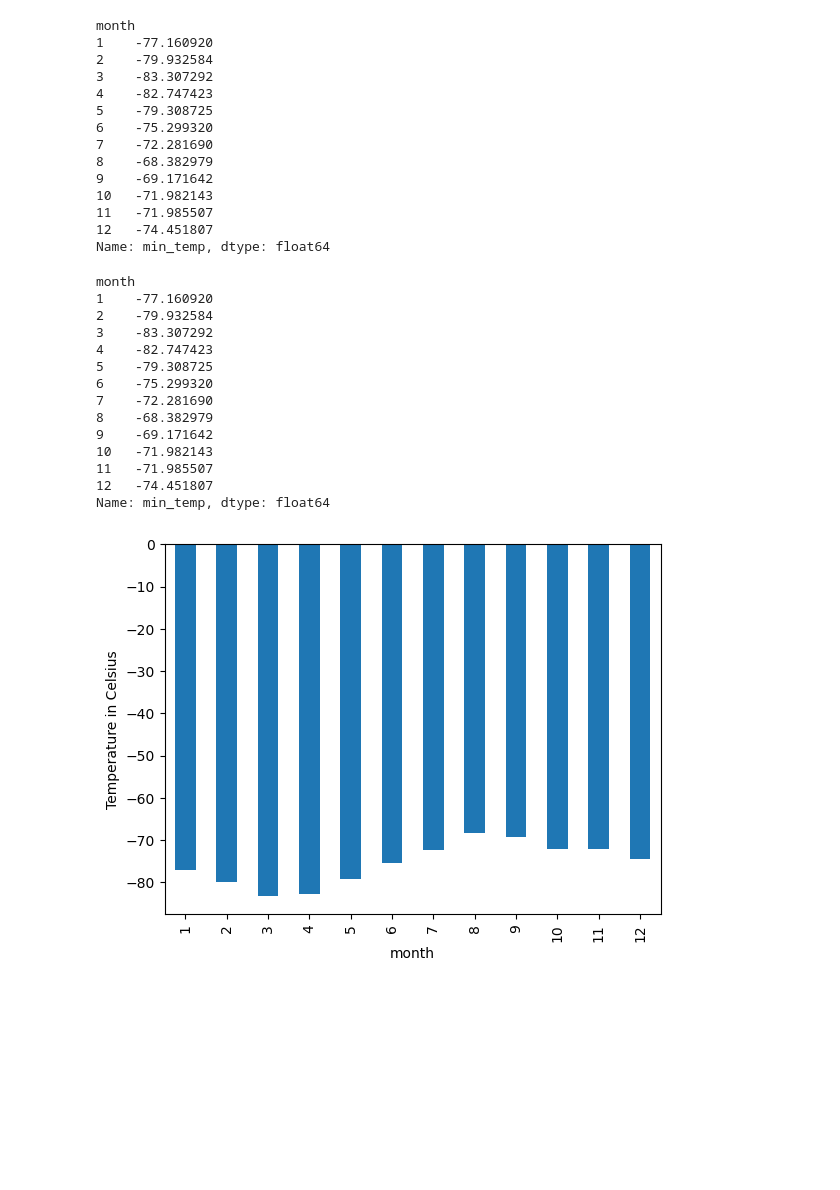
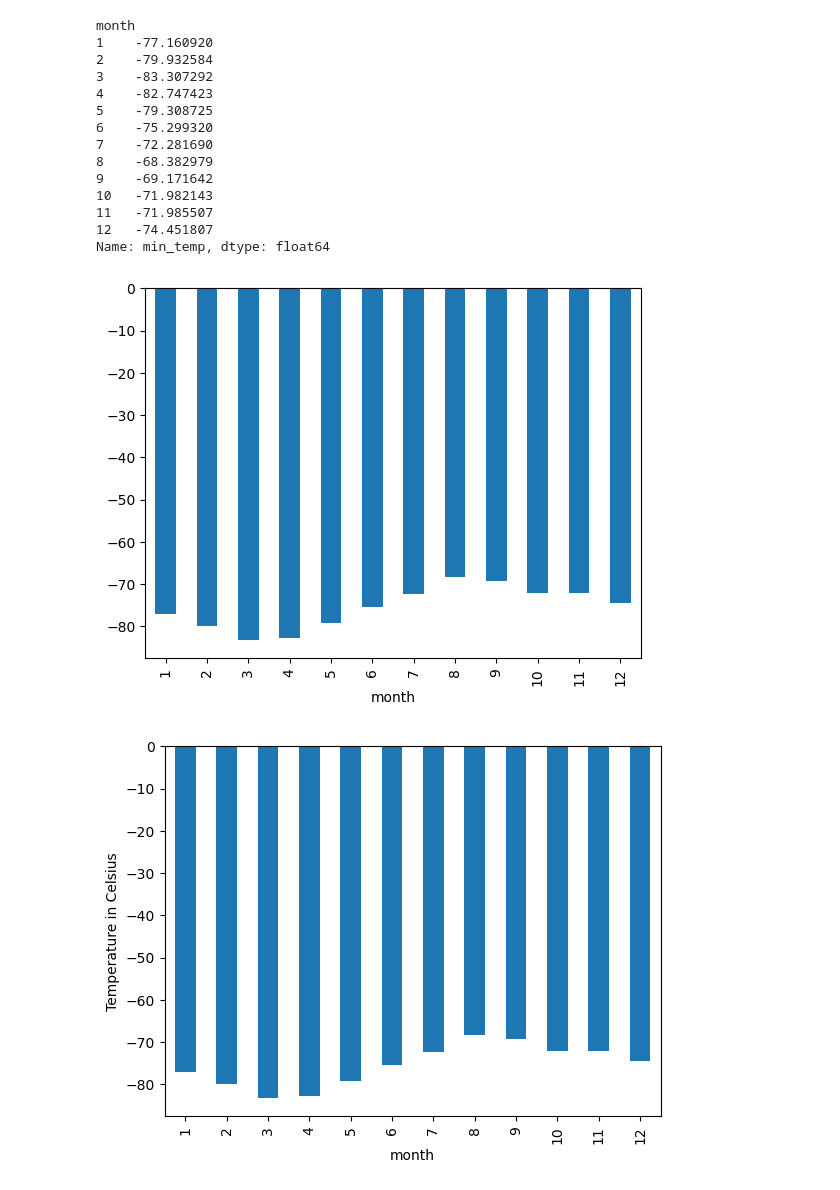
Before and after one commit to joey-october85/11-Module-Mars-DataScraping, a Jupyter notebook: Mars_News/part_2_mars_weather.ipynb, the cells around one changed output. Saved outputs shown, nothing was run; the diff lists cells and outputs as text; code cells hidden in the pictures; blank space fills up the shorter version.

Commit message:
first bar plot completed

```diff
--- a/Mars_News/part_2_mars_weather.ipynb
+++ b/Mars_News/part_2_mars_weather.ipynb
@@ -162,21 +162,10 @@ month
 Name: min_temp, dtype: float64
 # %%
 # Plot the average temperature by month
+min_temps.plot(kind='bar')
+plt.show()
 # %% [output]
-month
-1    -77.160920
-2    -79.932584
-3    -83.307292
-4    -82.747423
-5    -79.308725
-6    -75.299320
-7    -72.281690
-8    -68.382979
-9    -69.171642
-10   -71.982143
-11   -71.985507
-12   -74.451807
-Name: min_temp, dtype: float64
+[figure, added]
 # %%
 # Plot the average temperature by month
 # %% [output]
```
